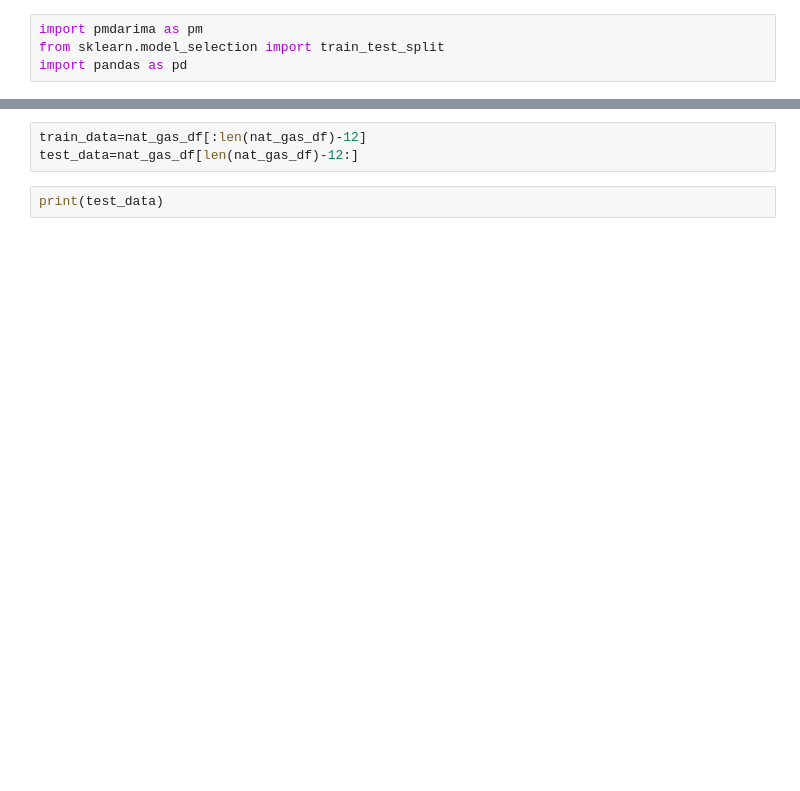
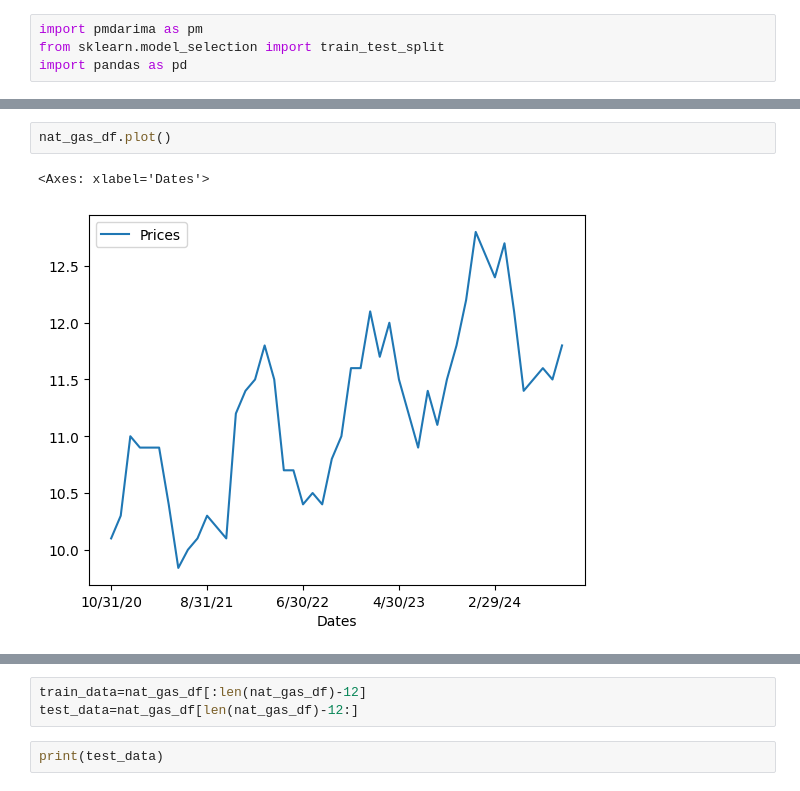
Before and after one commit to urvihp1001/JPMorganQuant, a Jupyter notebook: JPMorgan1.ipynb, the cells around one changed output, grey strips where cells are left out. Saved outputs shown, nothing was run; the diff lists cells and outputs as text; blank space fills up the shorter version.

```diff
--- a/JPMorgan1.ipynb
+++ b/JPMorgan1.ipynb
@@ -271 +291,6 @@ import pandas as pd
+# %%
+nat_gas_df.plot()
+# %% [output]
+<Axes: xlabel='Dates'>
+[figure, added]
 # %%
```
Also changed, not shown: parts of 27 cells of this notebook.
